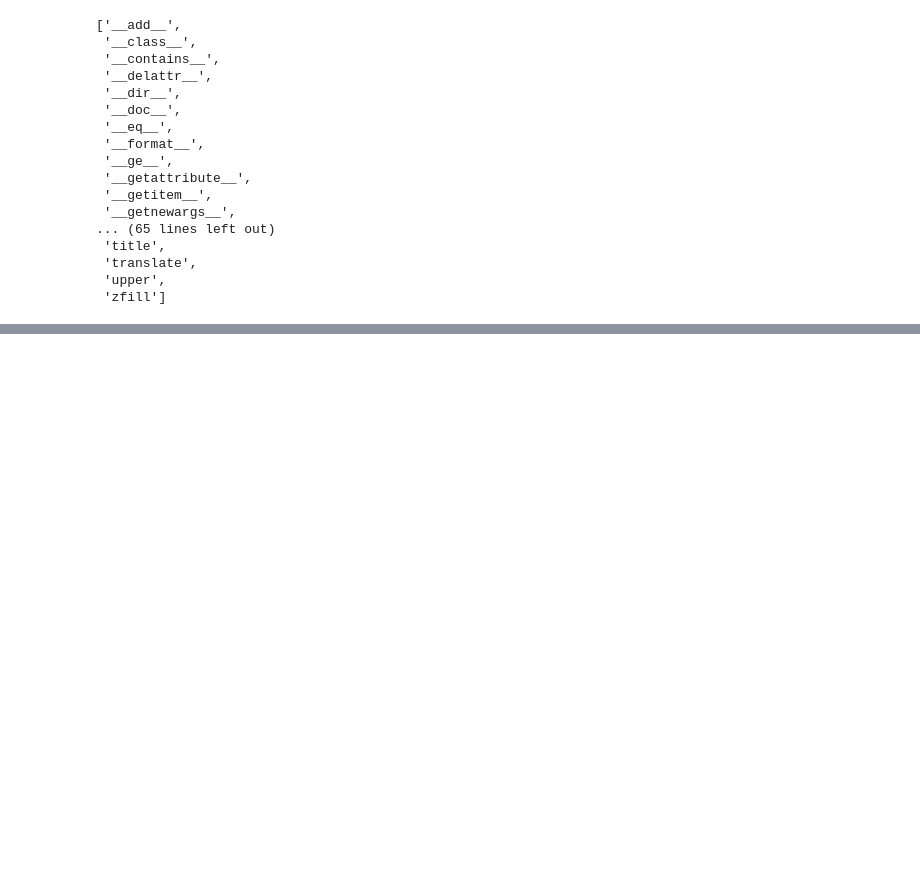
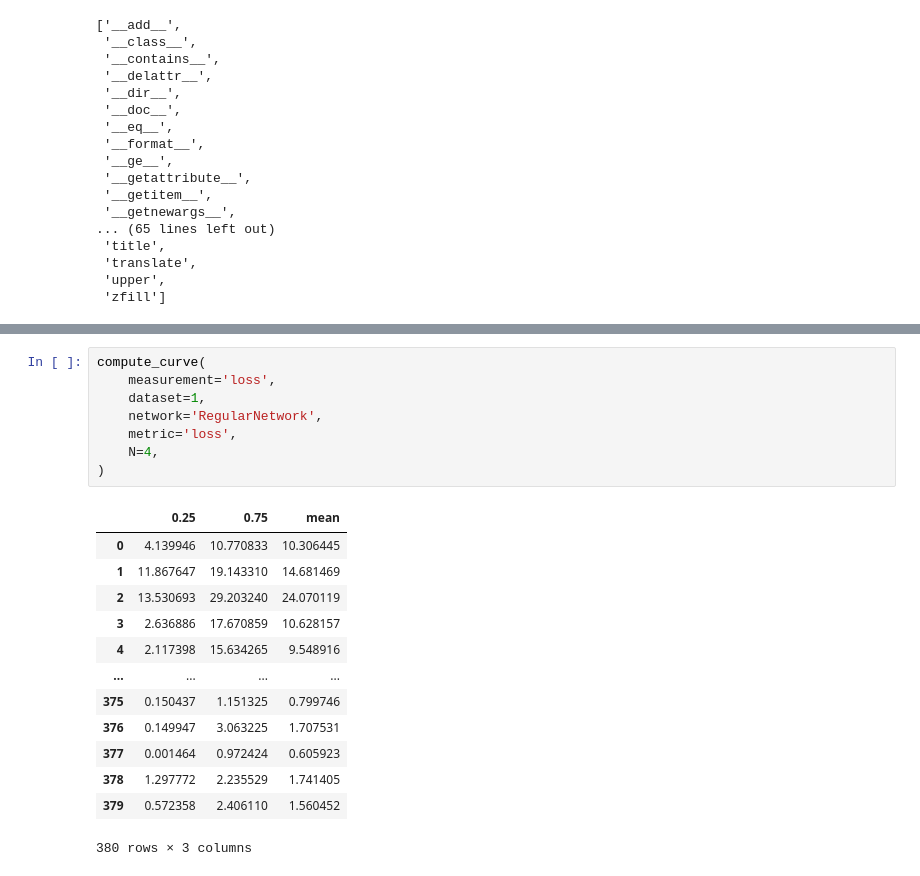
Before and after one commit to tail-call/Research, a Jupyter notebook: hyperplot11.ipynb, the cells around one changed output, grey strips where cells are left out. Drawn from its saved outputs; the diff is of its cells as text; blank space fills up the shorter version.

```diff
--- a/hyperplot11.ipynb
+++ b/hyperplot11.ipynb
@@ -149,0 +210,22 @@ dir('hi')
+# %%
+compute_curve(
+    measurement='loss',
+    dataset=1,
+    network='RegularNetwork',
+    metric='loss',
+    N=4,
+)
+# %% [output]
+|  | 0.25 | 0.75 | mean |
+| 0 | 4.139946 | 10.770833 | 10.306445 |
+| 1 | 11.867647 | 19.143310 | 14.681469 |
+| 2 | 13.530693 | 29.203240 | 24.070119 |
+| 3 | 2.636886 | 17.670859 | 10.628157 |
+| 4 | 2.117398 | 15.634265 | 9.548916 |
+| ... | ... | ... | ... |
+| 375 | 0.150437 | 1.151325 | 0.799746 |
+| 376 | 0.149947 | 3.063225 | 1.707531 |
+| 377 | 0.001464 | 0.972424 | 0.605923 |
+| 378 | 1.297772 | 2.235529 | 1.741405 |
+| 379 | 0.572358 | 2.406110 | 1.560452 |
+380 rows × 3 columns
```
Also changed, not shown: parts of 3 cells of this notebook, 2 other files.
